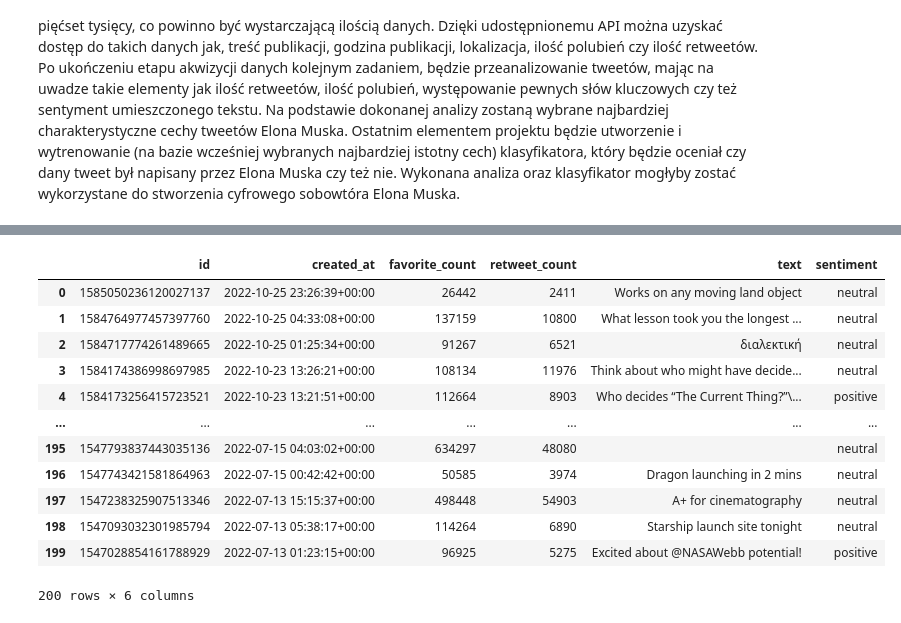
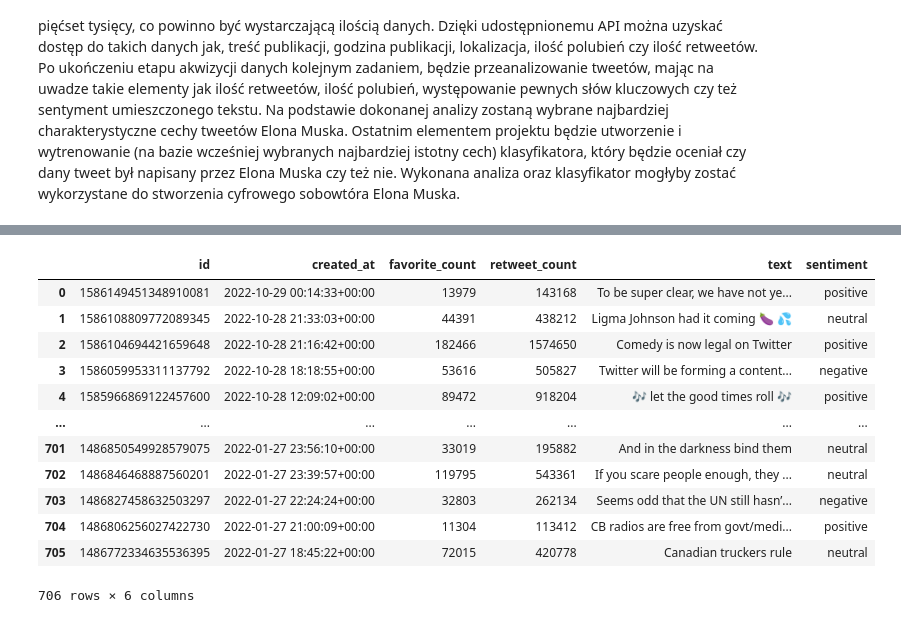
Before and after one commit to Wiktor-99/MAED, a Jupyter notebook: elon_musk_tweet_classification.ipynb, the cells around one changed output, grey strips where cells are left out. Cells and saved outputs as stored; diff of their text form; code cells hidden in the pictures.

```diff
--- a/elon_musk_tweet_classification.ipynb
+++ b/elon_musk_tweet_classification.ipynb
@@ -79,20 +58,0 @@ ID: 1584717774261489665
-# %%
-all_tweets = []
-all_tweets.extend(tweets)
-oldest_id = tweets[-1].id
-while True:
-    tweets = api.user_timeline(screen_name=userID,
-                           # 200 is the maximum allowed count
-                           count=200,
-                           include_rts = False,
-                           max_id = oldest_id - 1,
-                           # Necessary to keep full_text
-                           # otherwise only the first 140 words are extracted
-                           tweet_mode = 'extended',
-                           exclude_replies = True
-                           )
-    if len(tweets) == 0:
-        break
-    oldest_id = tweets[-1].id
-    all_tweets.extend(tweets)
-    print('N of tweets downloaded till now {}'.format(len(all_tweets)))
@@ -116,25 +59,25 @@ N of tweets downloaded till now 499
 # %%
-outtweets = [[tweet.id_str,
+outtweets = [[tweet.id,
               tweet.created_at,
-              tweet.favorite_count,
-              tweet.retweet_count,
-              clean_tweet(tweet.full_text),
-              get_tweet_sentiment(tweet.full_text)]
+              tweet.public_metrics['retweet_count'],
+              tweet.public_metrics['like_count'],
+              clean_tweet(tweet.text),
+              get_tweet_sentiment(tweet.text)]
              for idx,tweet in enumerate(all_tweets)]
 df = pd.DataFrame(outtweets,columns=["id","created_at","favorite_count","retweet_count", "text","sentiment"])
-df.to_csv('%s_tweets.csv' % userID,index=False)
-df.head(200)
+df.to_csv('user_data/%s_tweets.csv' % user,index=False)
+df.head(len(outtweets))
 # %% [output]
 |  | id | created_at | favorite_count | retweet_count | text | sentiment |
-| 0 | 1585050236120027137 | 2022-10-25 23:26:39+00:00 | 26442 | 2411 | Works on any moving land object | neutral |
-| 1 | 1584764977457397760 | 2022-10-25 04:33:08+00:00 | 137159 | 10800 | What lesson took you the longest ... | neutral |
-| 2 | 1584717774261489665 | 2022-10-25 01:25:34+00:00 | 91267 | 6521 | διαλεκτική | neutral |
-| 3 | 1584174386998697985 | 2022-10-23 13:26:21+00:00 | 108134 | 11976 | Think about who might have decide... | neutral |
-| 4 | 1584173256415723521 | 2022-10-23 13:21:51+00:00 | 112664 | 8903 | Who decides “The Current Thing?”\... | positive |
+| 0 | 1586149451348910081 | 2022-10-29 00:14:33+00:00 | 13979 | 143168 | To be super clear, we have not ye... | positive |
+| 1 | 1586108809772089345 | 2022-10-28 21:33:03+00:00 | 44391 | 438212 | Ligma Johnson had it coming 🍆 💦 | neutral |
+| 2 | 1586104694421659648 | 2022-10-28 21:16:42+00:00 | 182466 | 1574650 | Comedy is now legal on Twitter | positive |
+| 3 | 1586059953311137792 | 2022-10-28 18:18:55+00:00 | 53616 | 505827 | Twitter will be forming a content... | negative |
+| 4 | 1585966869122457600 | 2022-10-28 12:09:02+00:00 | 89472 | 918204 | 🎶 let the good times roll 🎶 | positive |
 | ... | ... | ... | ... | ... | ... | ... |
-| 195 | 1547793837443035136 | 2022-07-15 04:03:02+00:00 | 634297 | 48080 |  | neutral |
-| 196 | 1547743421581864963 | 2022-07-15 00:42:42+00:00 | 50585 | 3974 | Dragon launching in 2 mins | neutral |
-| 197 | 1547238325907513346 | 2022-07-13 15:15:37+00:00 | 498448 | 54903 | A+ for cinematography | neutral |
-| 198 | 1547093032301985794 | 2022-07-13 05:38:17+00:00 | 114264 | 6890 | Starship launch site tonight | neutral |
-| 199 | 1547028854161788929 | 2022-07-13 01:23:15+00:00 | 96925 | 5275 | Excited about @NASAWebb potential! | positive |
+| 701 | 1486850549928579075 | 2022-01-27 23:56:10+00:00 | 33019 | 195882 | And in the darkness bind them | neutral |
+| 702 | 1486846468887560201 | 2022-01-27 23:39:57+00:00 | 119795 | 543361 | If you scare people enough, they ... | neutral |
+| 703 | 1486827458632503297 | 2022-01-27 22:24:24+00:00 | 32803 | 262134 | Seems odd that the UN still hasn’... | negative |
+| 704 | 1486806256027422730 | 2022-01-27 21:00:09+00:00 | 11304 | 113412 | CB radios are free from govt/medi... | positive |
+| 705 | 1486772334635536395 | 2022-01-27 18:45:22+00:00 | 72015 | 420778 | Canadian truckers rule | neutral |
-200 rows × 6 columns
+706 rows × 6 columns
```
Also changed, not shown: parts of 8 cells of this notebook.
